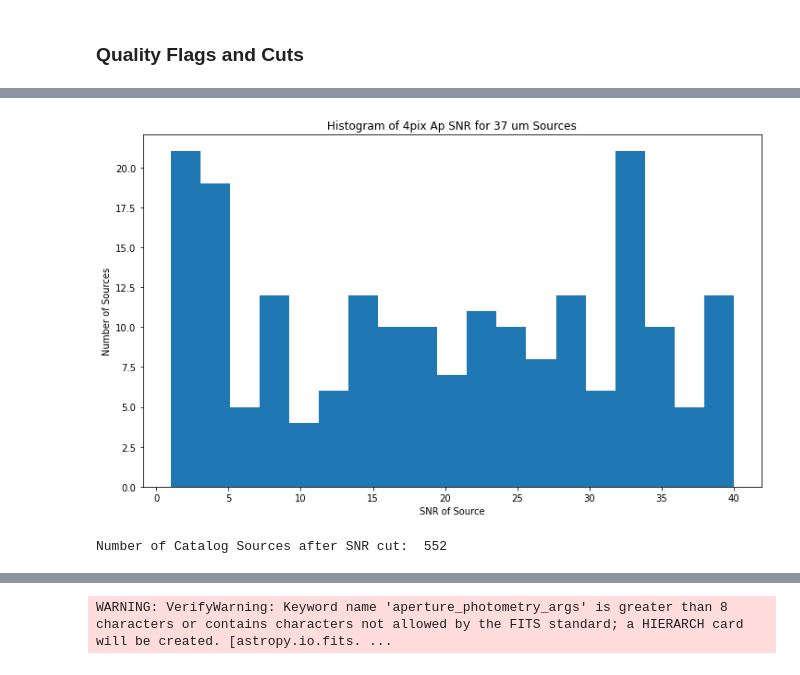
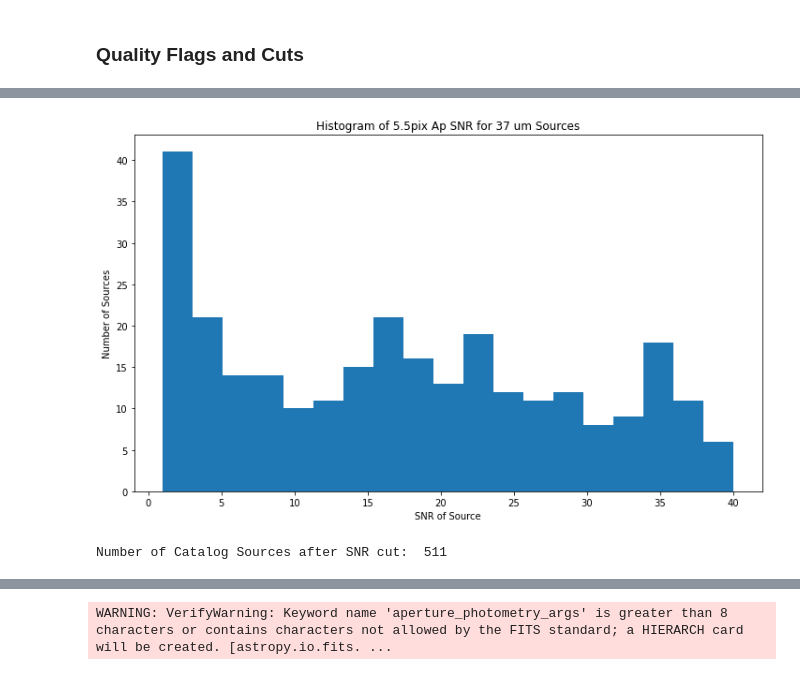
Before and after one commit to mjhankins/SFGCphotcode, a Jupyter notebook: SourceCatalog_CombineFields.ipynb, the cells around one changed output, grey strips where cells are left out. Saved outputs shown, nothing was run; the diff lists cells and outputs as text; code cells hidden in the pictures.

```diff
--- a/SourceCatalog_CombineFields.ipynb
+++ b/SourceCatalog_CombineFields.ipynb
@@ -215,24 +49,3 @@ def findNOTindex(tab,index):
-# %%
-#create catalog names for sources based on galactic coords
-def createNames(tab):
-    #get lat and long values
-    latvals=tab['glat'].value
-    lonvals=tab['glon'].value
-    #convert to strings
-    strings1 = ["%.4f" % lonvals for lonvals in lonvals]
-    strings2 = ["%.4f" % latvals for latvals in latvals]
-    #update string 2 to include '+' signs where needed
-    s2update=[]
-    for string in strings2:
-        if not string.startswith('-'):
-            string='+'+string
-        s2update.append(string)
-    #create names array
-    names=['SFGC'+strings1+s2update for strings1,s2update in zip(strings1,s2update)]
-    #add names to table
-    tab['SourceID']=names
-    #return table with names added
-    return tab
 # %% [markdown]
 ## Combine data files for each field at 25 um
 # %%
@@ -635,24 +423,24 @@ Covar Y^2 mean:  7.268509844133906   stdev:  3.21946913381235
 # %%
 #now lets look at SNR distrobution
 binlist=np.linspace(1,40,20)
 
 plt.figure(figsize=(12,7))
-plt.title('Histogram of 4pix Ap SNR for 37 um Sources')
-plt.hist(mastercat37['aper_snr_4pix'],bins=binlist)
+plt.title('Histogram of 5.5pix Ap SNR for 37 um Sources')
+plt.hist(mastercat37['aper_snr_5.5pix'],bins=binlist)
 plt.xlabel('SNR of Source')
 plt.ylabel('Number of Sources')
 #plt.xlim(0,25)
 plt.show()
 # %% [output]
-[figure, old version]
+[figure, new version]
 # %%
 #lets examine SNR cuts...
-snrcut4pix=mastercat37['aper_snr_4pix']>=3.0 #max snr in all computed apertures must be gtreq to 5
+snrcut4pix=mastercat37['aper_snr_5.5pix']>=3.0 #max snr in all computed apertures must be gtreq to 5
 mcat37snrcut=mastercat37[snrcut4pix] #apply snr cut
 
 print("Number of Catalog Sources after SNR cut: ", len(mcat37snrcut))
 # %% [output]
-Number of Catalog Sources after SNR cut:  552
+Number of Catalog Sources after SNR cut:  511
 # %%
 binlist=np.linspace(1,10,20)
 
```
Also changed, not shown: parts of 81 cells of this notebook, 6 other files.
